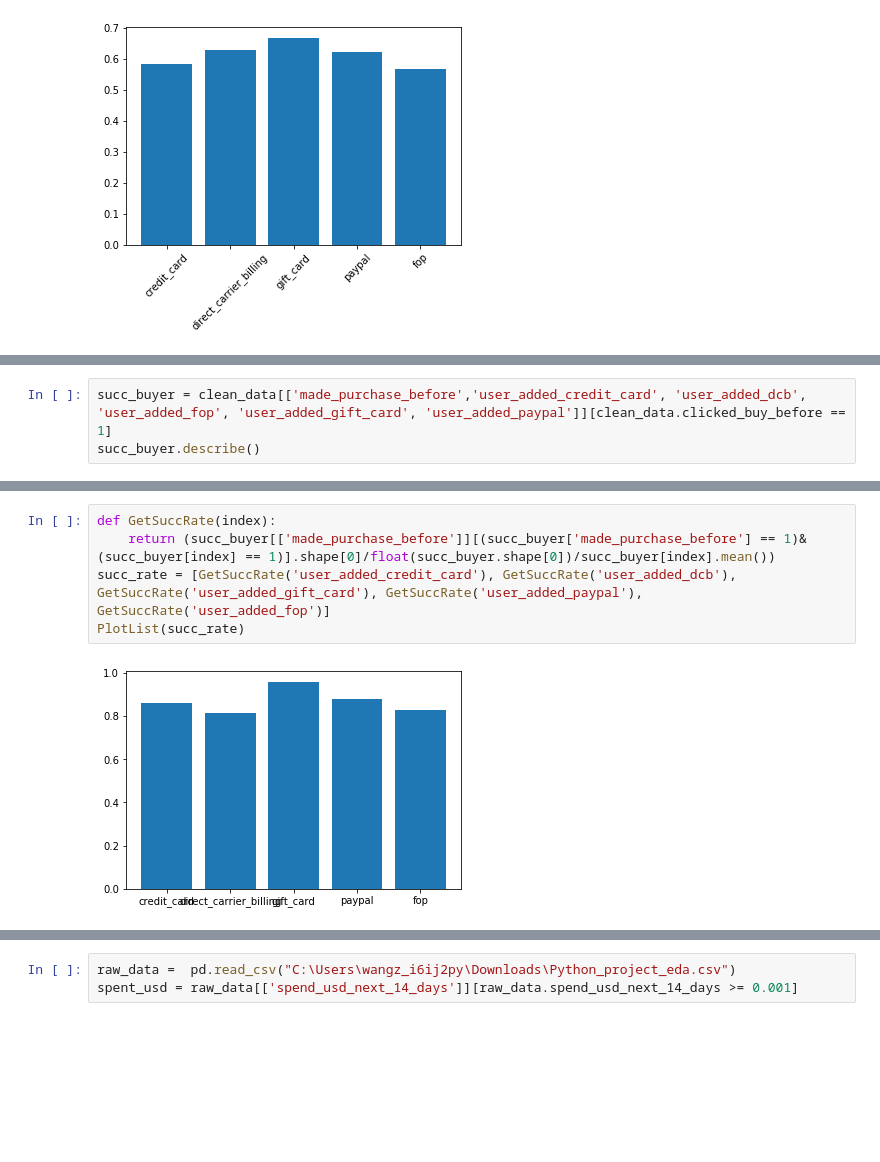
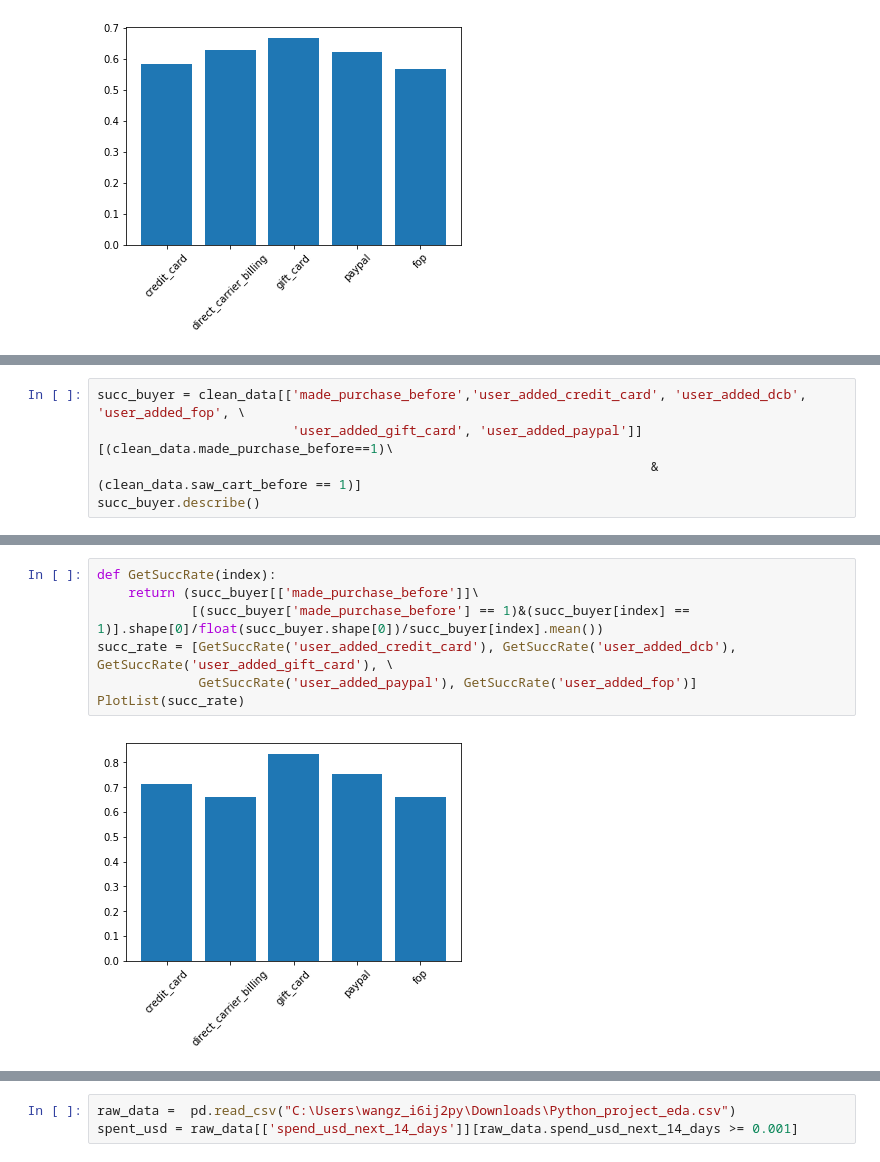
Before and after one commit to zachywang/EDA, a Jupyter notebook: eda_Jul_12.ipynb, the cells around one changed output, grey strips where cells are left out. Saved outputs shown, nothing was run; the diff lists cells and outputs as text; blank space fills up the shorter version.

Commit message:
Finalized before presentation

```diff
--- a/eda_Jul_12.ipynb
+++ b/eda_Jul_12.ipynb
@@ -132,5 +149,7 @@ PlotList(ret_rate)
 # %%
-succ_buyer = clean_data[['made_purchase_before','user_added_credit_card', 'user_added_dcb', 'user_added_fop', 'user_added_gift_card', 'user_added_paypal']][clean_data.clicked_buy_before == 1]
+succ_buyer = clean_data[['made_purchase_before','user_added_credit_card', 'user_added_dcb', 'user_added_fop', \
+                         'user_added_gift_card', 'user_added_paypal']][(clean_data.made_purchase_before==1)\
+                                                                       &(clean_data.saw_cart_before == 1)]
 succ_buyer.describe()
 # %% [output]
 |  | made_purchase_before | user_added_credit_card | user_added_dcb | user_added_fop | user_added_gift_card | ... |
@@ -145,7 +164,9 @@ succ_buyer.describe()
 # %%
 def GetSuccRate(index):
-    return (succ_buyer[['made_purchase_before']][(succ_buyer['made_purchase_before'] == 1)&(succ_buyer[index] == 1)].shape[0]/float(succ_buyer.shape[0])/succ_buyer[index].mean())
-succ_rate = [GetSuccRate('user_added_credit_card'), GetSuccRate('user_added_dcb'), GetSuccRate('user_added_gift_card'), GetSuccRate('user_added_paypal'), GetSuccRate('user_added_fop')]
+    return (succ_buyer[['made_purchase_before']]\
+            [(succ_buyer['made_purchase_before'] == 1)&(succ_buyer[index] == 1)].shape[0]/float(succ_buyer.shape[0])/succ_buyer[index].mean())
+succ_rate = [GetSuccRate('user_added_credit_card'), GetSuccRate('user_added_dcb'), GetSuccRate('user_added_gift_card'), \
+             GetSuccRate('user_added_paypal'), GetSuccRate('user_added_fop')]
 PlotList(succ_rate)
 # %% [output]
-[figure, old version]
+[figure, new version]
```
Also changed, not shown: parts of 19 cells of this notebook, 1 other file.
